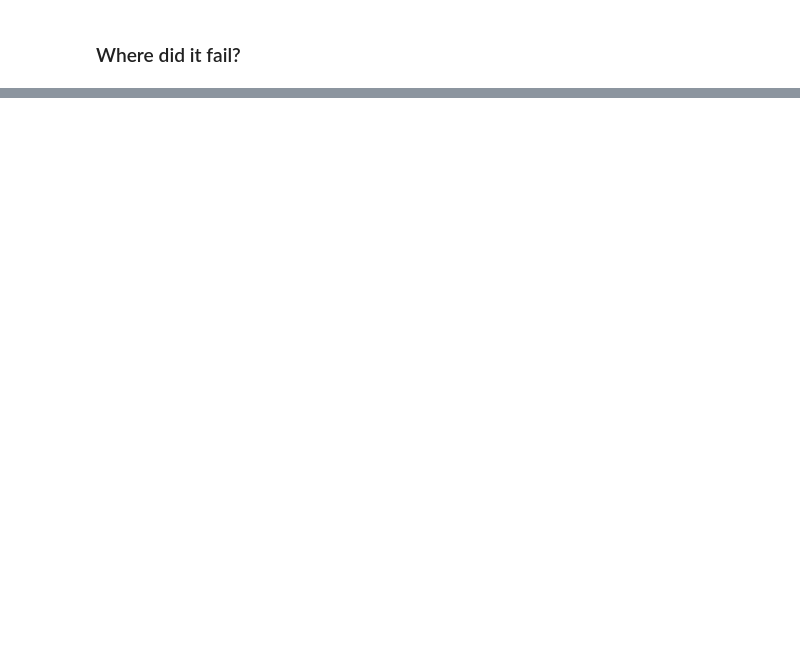
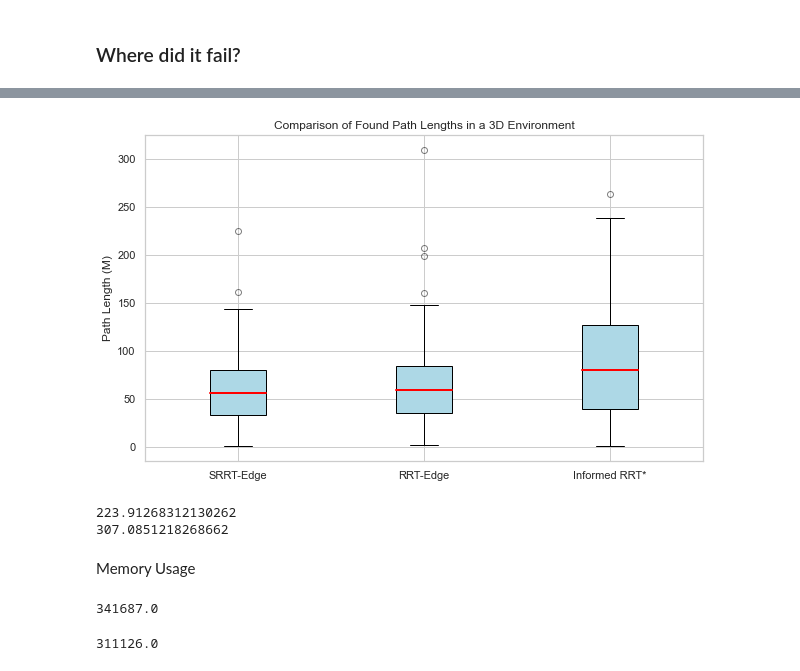
Before and after one commit to cameronstackhouse/PathPlanning, a Jupyter notebook: src/Evaluation/3D-results/analysis.ipynb, the cells around one changed output, grey strips where cells are left out. Drawn from its saved outputs; the diff is of its cells as text; code cells hidden in the pictures; blank space fills up the shorter version.

```diff
--- a/src/Evaluation/3D-results/analysis.ipynb
+++ b/src/Evaluation/3D-results/analysis.ipynb
@@ -91,0 +139,9 @@ srrt_edge
+# %%
+check_col = "SRRT-Edge: 5_path"
+check_col2 = "RRT-Edge: 5_path"
+check_col3 = "Informed RRT*: 5_path"
+
+columns = [check_col, check_col2, check_col3]
+
+filtered_sampling_based = final_df.dropna(subset=columns)
+filtered_sampling_based
@@ -91,0 +163,41 @@ srrt_edge
+# %%
+srrt_edge_len = filtered_sampling_based["SRRT-Edge: 5_path_len"]
+rrt_edge_len = filtered_sampling_based["RRT-Edge: 5_path_len"]
+informed_rrt_len = filtered_sampling_based["Informed RRT*: 5_path_len"]
+# %%
+data = [srrt_edge_len, rrt_edge_len, informed_rrt_len]
+labels = ["SRRT-Edge", "RRT-Edge", "Informed RRT*"]
+
+plt.figure(figsize=(10, 6))
+
+boxprops = dict(facecolor='lightblue', color='black')
+whiskerprops = dict(color='black')
+capprops = dict(color='black')
+medianprops = dict(color='red', linewidth=2)
+flierprops = dict(marker='o', color='yellow', alpha=0.5)
+
+plt.boxplot(data, labels=labels,
+            boxprops=boxprops,
+            whiskerprops=whiskerprops,
+            capprops=capprops,
+            medianprops=medianprops,
+            flierprops=flierprops,
+            patch_artist=True)
+
+plt.title('Comparison of Found Path Lengths in a 3D Environment')
+plt.ylabel('Path Length (M)')
+plt.grid(True)
+plt.show()
+# %% [output]
+[figure, added]
+# %%
+srrt_edge_range = srrt_edge_len.max() - srrt_edge_len.min()
+rrt_edge_range = rrt_edge_len.max() - rrt_edge_len.min()
+
+print(srrt_edge_range)
+print(rrt_edge_range)
+# %% [output]
+223.91268312130262
+307.0851218268662
+# %% [markdown]
+Memory Usage
@@ -91,0 +208,8 @@ srrt_edge
+# %%
+informed_rrt_memory.median()
+# %% [output]
+341687.0
+# %%
+rrt_edge_memory.median()
+# %% [output]
+311126.0
```
Also changed, not shown: parts of 11 cells of this notebook, 2 other files.
